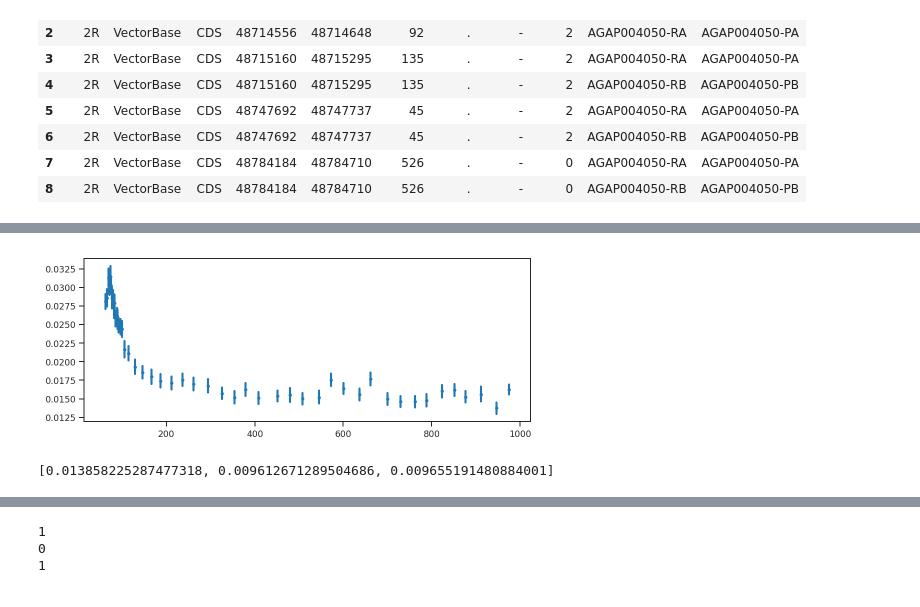
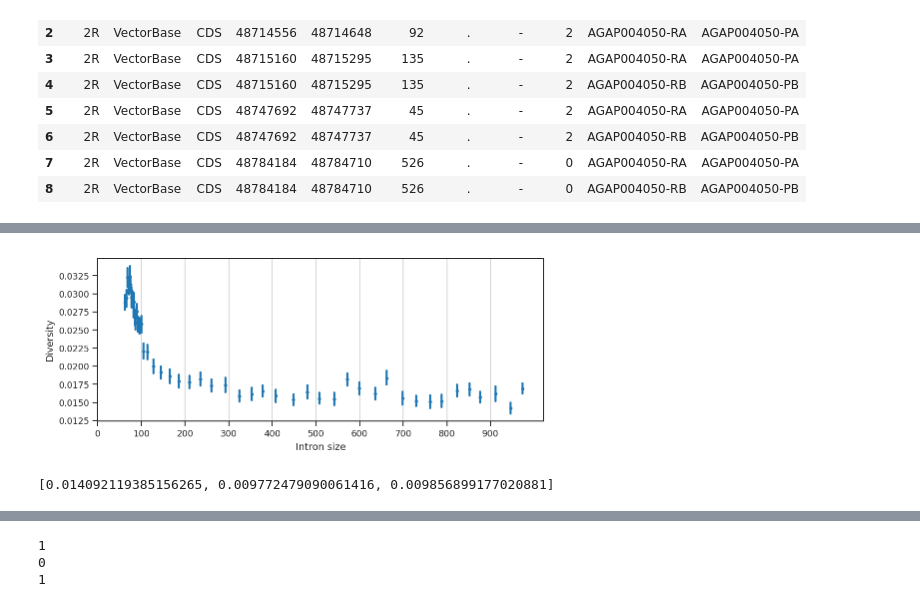
Before and after one commit to alimanfoo/ag1000g-phase2-data-paper, a Jupyter notebook: notebooks/36-variation-in-dsx-Cas9-target/feature_diversity.ipynb, the cells around one changed output, grey strips where cells are left out. Drawn from its saved outputs; the diff is of its cells as text; code cells hidden in the pictures.

Commit message:
Filters out accessible filter-failing SNPs and fixes problem with coding position calculation

```diff
--- a/notebooks/36-variation-in-dsx-Cas9-target/feature_diversity.ipynb
+++ b/notebooks/36-variation-in-dsx-Cas9-target/feature_diversity.ipynb
@@ -48,6 +44,7 @@ rcParams['savefig.jpeg_quality'] = 100
 def get_features(chrom):
     return get_geneset_features(phase2_ar1.geneset_agamp44_fn, chrom)
 # %%
+# A bit of setting up
 CLS_UPSTREAM = 1
 CLS_5UTR = 2
 CLS_EXON_FIRST = 3
@@ -261,7 +258,6 @@ def compute_feature_diversity(chrom, pop='all', filter_acc = True, return_groups
     ###################################
 
     seq_mpd = np.zeros(seq_cls.size, dtype='f8')
-    filter_pass = phase2_ar1.callset[chrom]['variants/FILTER_PASS']
     ac = allel.AlleleCountsArray(allele_counts[chrom][pop])[filter_pass,:]
     mpd = allel.mean_pairwise_difference(ac)
     pos = callset_pass[chrom]['variants/POS'][:]
@@ -276,19 +272,18 @@ def compute_feature_diversity(chrom, pop='all', filter_acc = True, return_groups
     wt = is_seg / np.sum(1 / np.arange(1, n))
     seq_wt[pos-1] = wt
 
-    # filter for accessibility
-    ###########################
+    # filter for accessibility and whether any SNPs passed filtering
+    #################################################################
 
     if filter_acc:
-        is_accessible = accessibility[chrom]['is_accessible'][:]
-        seq_cls = seq_cls[is_accessible]
-        seq_relpos = seq_relpos[is_accessible]
-        seq_relpos_end = seq_relpos_end[is_accessible]
-        seq_flen = seq_flen[is_accessible]
-        seq_mpd = seq_mpd[is_accessible]
-        seq_wt = seq_wt[is_accessible]
-        seq_intron_group = seq_intron_group[is_accessible]
-        seq_exon_group = seq_exon_group[is_accessible]
+        seq_cls = seq_cls[accessibility_filter]
+        seq_relpos = seq_relpos[accessibility_filter]
+        seq_relpos_end = seq_relpos_end[accessibility_filter]
+        seq_flen = seq_flen[accessibility_filter]
+        seq_mpd = seq_mpd[accessibility_filter]
+        seq_wt = seq_wt[accessibility_filter]
+        seq_intron_group = seq_intron_group[accessibility_filter]
+        seq_exon_group = seq_exon_group[accessibility_filter]
 
     # return outputs
     if return_groups:
@@ -754,13 +627,17 @@ pd.DataFrame({'size': intron_size_bins, 'mpd': intron_group_mpd_2}).boxplot(colu
 # %%
-# Or we recreate Alistair's plot
+# Or we take bin sizes of 50 and stop when we get to 1000
 intron_positions_1000 = ((seq_cls == CLS_INTRON_LAST) | (seq_cls == CLS_INTRON_MID) | (seq_cls == CLS_INTRON_FIRST)) & (seq_flen < 1000)
 intron_values_1000 = seq_mpd[intron_positions_1000]
 intron_sizes_1000 = seq_flen[intron_positions_1000]
 fig, ax = plt.subplots(figsize=(8, 3))
 sns.regplot(intron_sizes_1000, intron_values_1000, x_bins = 50, fit_reg = False, ax=ax, scatter_kws=dict(s=6))
+ax.set_xlabel('Intron size')
+ax.set_ylabel('Diversity')
+plt.xticks(range(0,1000, 100))
+ax.xaxis.grid()
 plt.show()
 # %% [output]
-[figure, old version]
+[figure, new version]
 # %%
 # For introns, we are probably happy with taking a size cut-off of 300, since the smallest intron in dsx
 # is 500bp. Let's look at the distribution of mean mpd for all introns of this size and see where the
@@ -771,13 +648,13 @@ dsx_intron_end_pos = etl.columns(etl.search(tbl_introns, 'AGAP004050'))['stop']
 # %%
 # Get the accessibility and mpd for each intron as a list
 dsx_intron_ranges = [range(dsx_intron_start_pos[i], dsx_intron_end_pos[i]) for i in range(len(dsx_intron_start_pos))]
-dsx_intron_acc = [accessibility[chrom]['is_accessible'][dsx_intron_ranges[i]] for i in range(len(dsx_intron_ranges))]
+dsx_intron_acc = [accessibility_filter[dsx_intron_ranges[i]] for i in range(len(dsx_intron_ranges))]
 dsx_intron_mpd = [seq_mpd_nofilter[dsx_intron_ranges[i]] for i in range(len(dsx_intron_ranges))]
 # Now get the mean of accessible mpds
 dsx_intron_mean_mpd = [np.mean(dsx_intron_mpd[i][dsx_intron_acc[i]]) for i in range(len(dsx_intron_ranges))]
 dsx_intron_mean_mpd
 # %% [output]
-[0.013858225287477318, 0.009612671289504686, 0.009655191480884001]
+[0.014092119385156265, 0.009772479090061416, 0.009856899177020881]
 # %%
 # Now plot the histogram of all mean mpds and show where the 3 dsx introns lie
 intron_positions_300min = ((seq_cls == CLS_INTRON_LAST) | (seq_cls == CLS_INTRON_MID) | (seq_cls == CLS_INTRON_FIRST)) & (seq_flen > 300)
```
Also changed, not shown: parts of 110 cells of this notebook.
